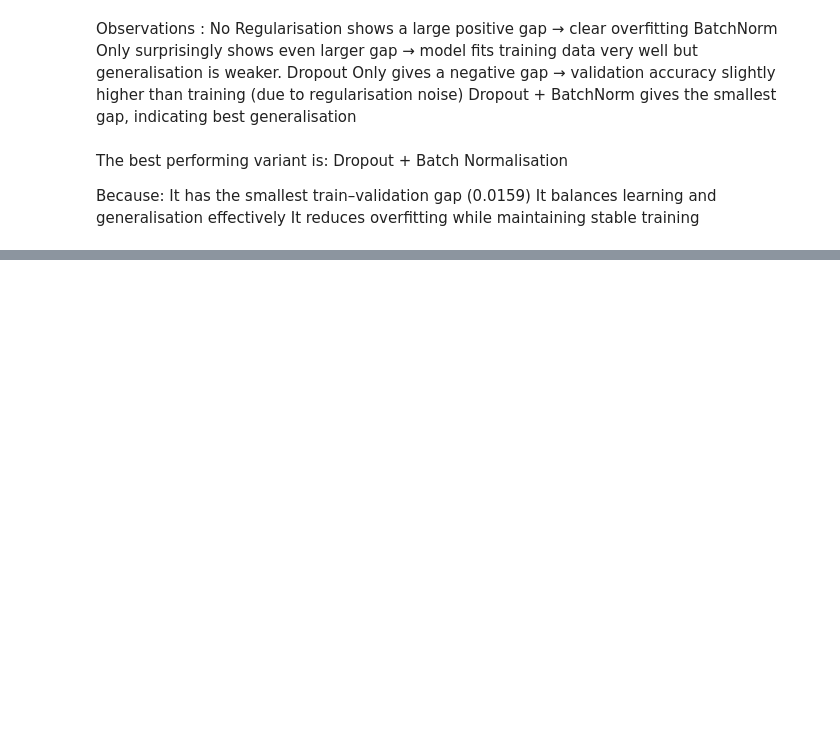
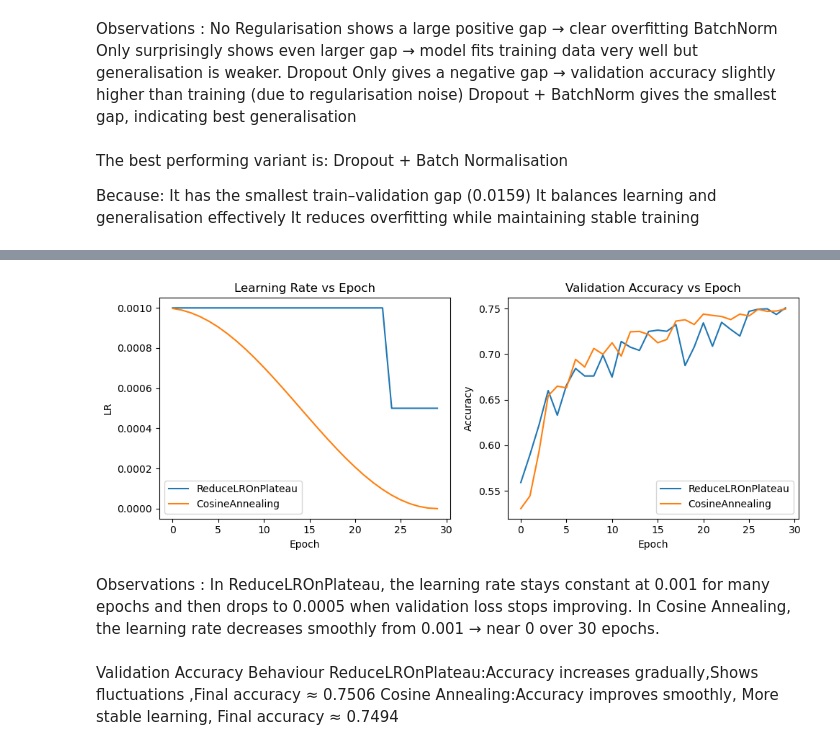
Before and after one commit to ritesh-kr18/CNN_Lab_Work, a Jupyter notebook: 24cd3035_CNN_Lab.ipynb, the cells around one changed output, grey strips where cells are left out. Saved outputs shown, nothing was run; the diff lists cells and outputs as text; code cells hidden in the pictures; blank space fills up the shorter version.

Commit message:
Task 3: learning rate scheduling comparison completed

```diff
--- a/24cd3035_CNN_Lab.ipynb
+++ b/24cd3035_CNN_Lab.ipynb
@@ -1073,3 +1073,7 @@ Because:
 It has the smallest train–validation gap (0.0159)
 It balances learning and generalisation effectively
 It reduces overfitting while maintaining stable training
+# %%
+# Learning Rate Scheduling
+
+model = CNN_Reg(use_bn=True, use_dropout=True).to(device)
@@ -1075,0 +1149,3 @@ It reduces overfitting while maintaining stable training
+# %%
+lr_plateau, acc_plateau = train_with_scheduler("plateau")
+lr_cosine, acc_cosine = train_with_scheduler("cosine")
@@ -1075,0 +1170,34 @@ It reduces overfitting while maintaining stable training
+# %%
+plt.figure(figsize=(10,4))
+
+# LR vs Epoch
+plt.subplot(1,2,1)
+plt.plot(lr_plateau, label="ReduceLROnPlateau")
+plt.plot(lr_cosine, label="CosineAnnealing")
+plt.title("Learning Rate vs Epoch")
+plt.xlabel("Epoch")
+plt.ylabel("LR")
+plt.legend()
+
+# Accuracy vs Epoch
+plt.subplot(1,2,2)
+plt.plot(acc_plateau, label="ReduceLROnPlateau")
+plt.plot(acc_cosine, label="CosineAnnealing")
+plt.title("Validation Accuracy vs Epoch")
+plt.xlabel("Epoch")
+plt.ylabel("Accuracy")
+plt.legend()
+
+plt.tight_layout()
+plt.savefig("lr_schedule_comparison.png")
+plt.show()
+# %% [output]
+[figure, added]
+# %% [markdown]
+Observations :
+In ReduceLROnPlateau, the learning rate stays constant at 0.001 for many epochs and then drops to 0.0005 when validation loss stops improving.
+In Cosine Annealing, the learning rate decreases smoothly from 0.001 → near 0 over 30 epochs.
+# %% [markdown]
+Validation Accuracy Behaviour
+ReduceLROnPlateau:Accuracy increases gradually,Shows fluctuations ,Final accuracy ≈ 0.7506
+Cosine Annealing:Accuracy improves smoothly, More stable learning, Final accuracy ≈ 0.7494
```
Also changed, not shown: parts of 3 cells of this notebook.
